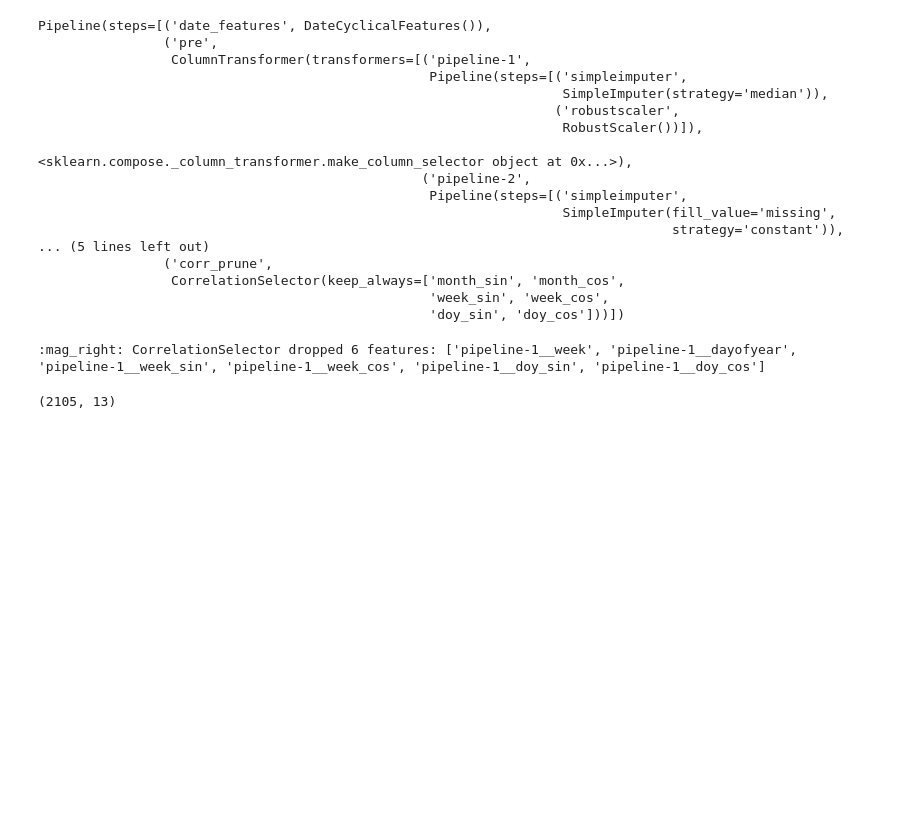
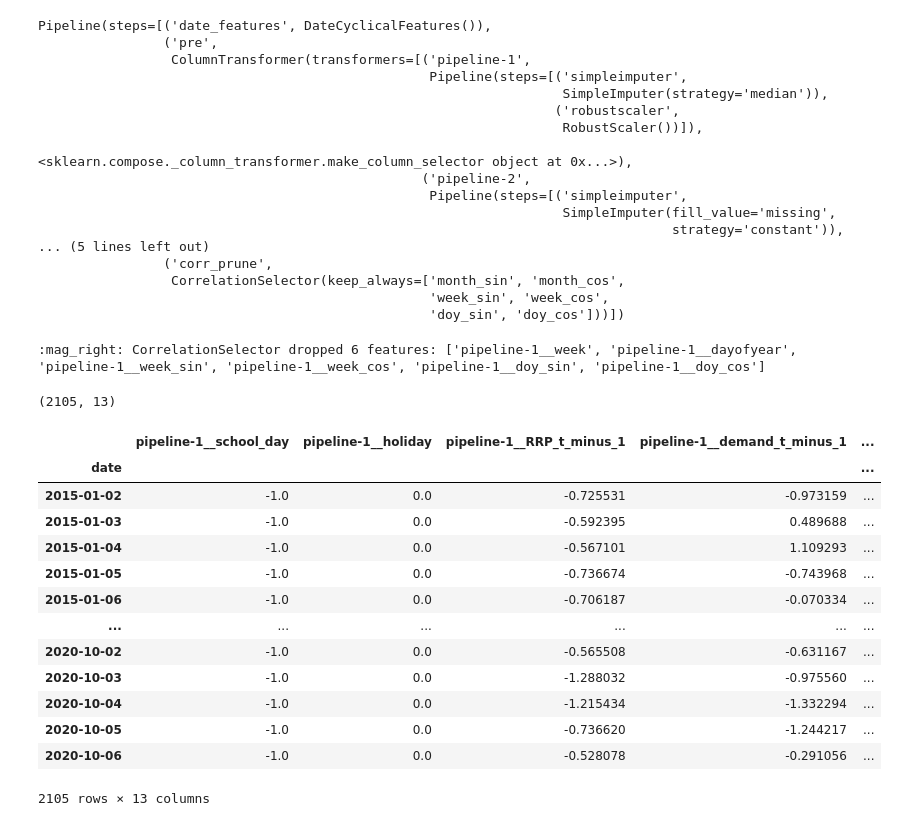
Before and after one commit to KierenElijaSchmidt/electricity, a Jupyter notebook: notebooks/kieren_notebook.ipynb, the cells around one changed output. Cells and saved outputs as stored; diff of their text form; code cells hidden in the pictures; blank space fills up the shorter version.

```diff
--- a/notebooks/kieren_notebook.ipynb
+++ b/notebooks/kieren_notebook.ipynb
@@ -79,4 +79,21 @@ X_preproc = pipe.transform(X)
 X_preproc.shape
 # %% [output]
 (2105, 13)
+# %%
+X_preproc
+# %% [output]
+|  | pipeline-1__school_day | pipeline-1__holiday | pipeline-1__RRP_t_minus_1 | pipeline-1__demand_t_minus_1 | ... |
+| date |  |  |  |  | ... |
+| 2015-01-02 | -1.0 | 0.0 | -0.725531 | -0.973159 | ... |
+| 2015-01-03 | -1.0 | 0.0 | -0.592395 | 0.489688 | ... |
+| 2015-01-04 | -1.0 | 0.0 | -0.567101 | 1.109293 | ... |
+| 2015-01-05 | -1.0 | 0.0 | -0.736674 | -0.743968 | ... |
+| 2015-01-06 | -1.0 | 0.0 | -0.706187 | -0.070334 | ... |
+| ... | ... | ... | ... | ... | ... |
+| 2020-10-02 | -1.0 | 0.0 | -0.565508 | -0.631167 | ... |
+| 2020-10-03 | -1.0 | 0.0 | -1.288032 | -0.975560 | ... |
+| 2020-10-04 | -1.0 | 0.0 | -1.215434 | -1.332294 | ... |
+| 2020-10-05 | -1.0 | 0.0 | -0.736620 | -1.244217 | ... |
+| 2020-10-06 | -1.0 | 0.0 | -0.528078 | -0.291056 | ... |
+2105 rows × 13 columns
 # %%
```
Also changed, not shown: parts of 21 cells of this notebook.
